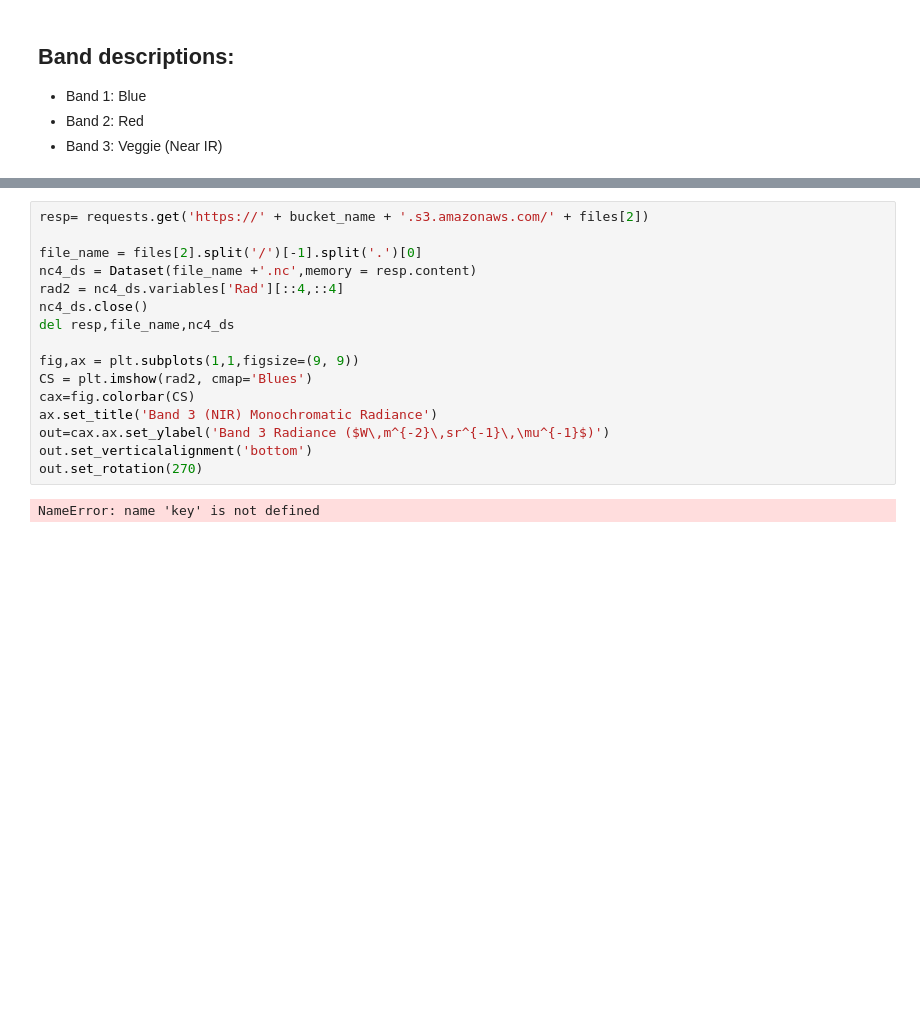
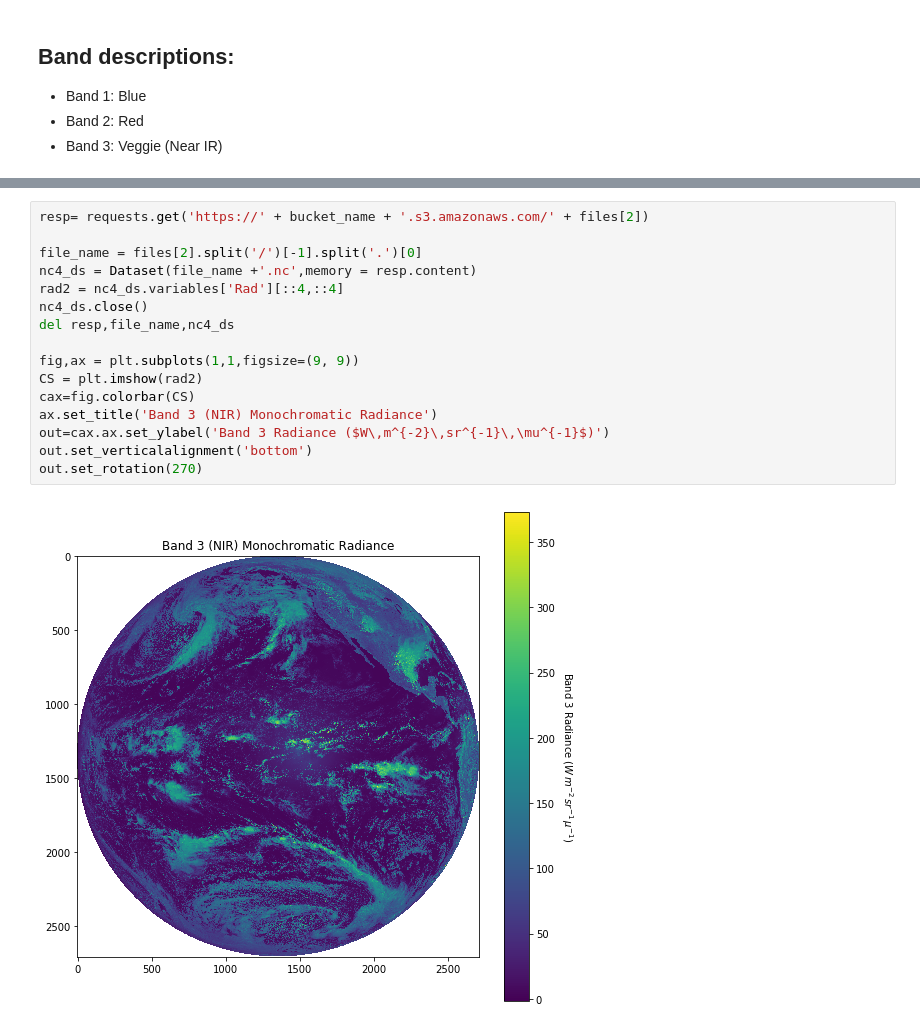
Before and after one commit to Pearl-Ayem/AWS-with-GeoScience-Beginner, a Jupyter notebook: GOES17 true colour test.ipynb, the cells around one changed output, grey strips where cells are left out. Cells and saved outputs as stored; diff of their text form; blank space fills up the shorter version.

```diff
--- a/GOES17 true colour test.ipynb
+++ b/GOES17 true colour test.ipynb
@@ -180,18 +185,18 @@ out.set_rotation(270)
 # %%
 resp= requests.get('https://' + bucket_name + '.s3.amazonaws.com/' + files[2])
 
 file_name = files[2].split('/')[-1].split('.')[0]
 nc4_ds = Dataset(file_name +'.nc',memory = resp.content)
 rad2 = nc4_ds.variables['Rad'][::4,::4]
 nc4_ds.close()
 del resp,file_name,nc4_ds
 
 fig,ax = plt.subplots(1,1,figsize=(9, 9))
-CS = plt.imshow(rad2, cmap='Blues')
+CS = plt.imshow(rad2)
 cax=fig.colorbar(CS)
 ax.set_title('Band 3 (NIR) Monochromatic Radiance')
 out=cax.ax.set_ylabel('Band 3 Radiance ($W\,m^{-2}\,sr^{-1}\,\mu^{-1}$)')
 out.set_verticalalignment('bottom')
 out.set_rotation(270)
 # %% [output]
-NameError: name 'key' is not defined
+[figure, added]
```
Also changed, not shown: parts of 6 cells of this notebook.
